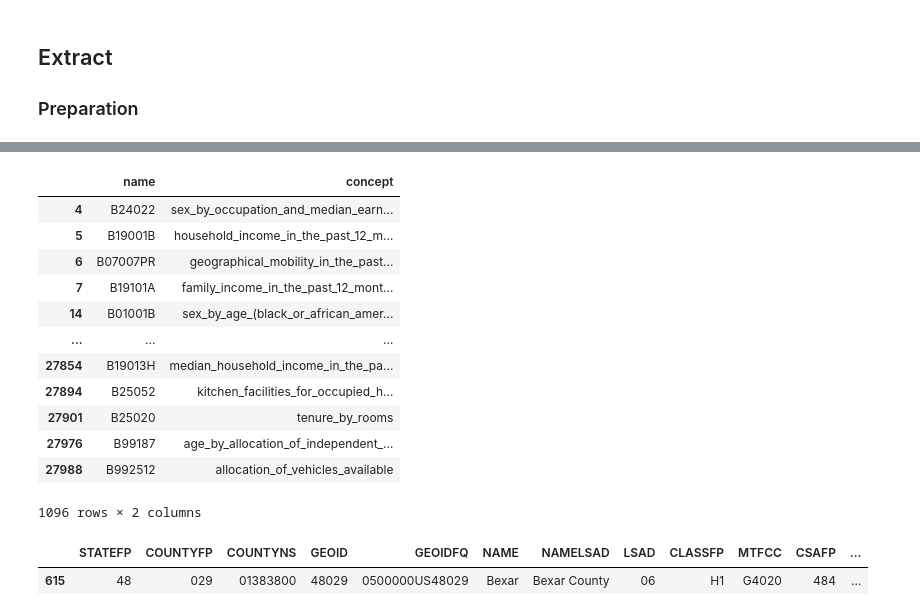
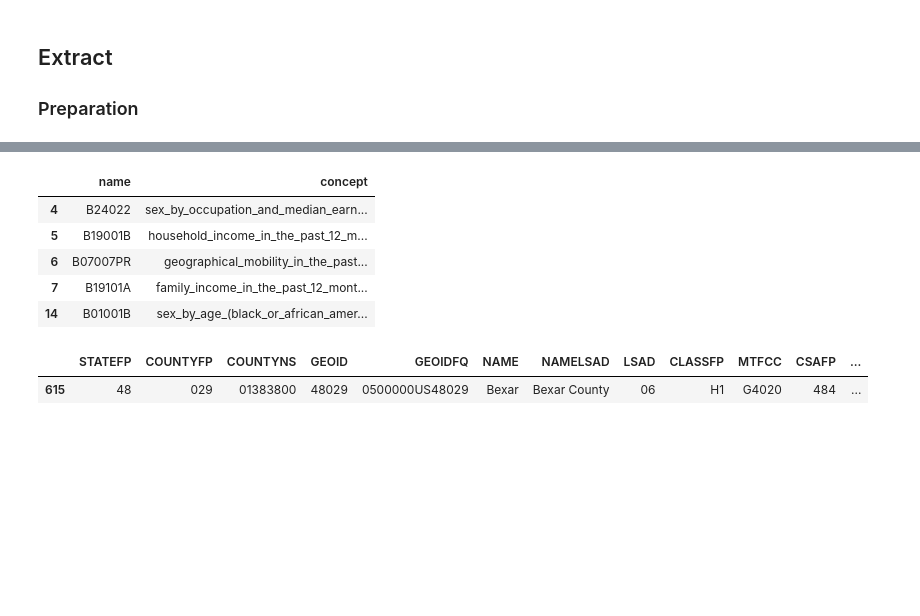
Before and after one commit to hector-torres/DemographicResearch, a Jupyter notebook: ETL_notebooks/census_bureau__acs__ETL.ipynb, the cells around one changed output, grey strips where cells are left out. Drawn from its saved outputs; the diff is of its cells as text; code cells hidden in the pictures; blank space fills up the shorter version.

Commit message:
refactored Census ETL notebook to complete process for all ACS 1yr SE and ACS 5yr data in one batch

```diff
--- a/ETL_notebooks/census_bureau__acs__ETL.ipynb
+++ b/ETL_notebooks/census_bureau__acs__ETL.ipynb
@@ -140,6 +138,4 @@ for survey in surveys:
     except:
         crosswalk_df = pd.DataFrame().from_csv(crosswalk_dir + crosswalk_csv)
 
-    acs_data_dict[f'{survey}_crosswalk'] = crosswalk_df
-
-acs_data_dict['acsse_crosswalk']
+    acs_data_dict[f'{survey}_crosswalk_df'] = crosswalk_df
@@ -160,12 +142,15 @@ acs_data_dict['acsse_crosswalk']
 # %%
 # convert first row into column headers, then deletes the row
 for survey in surveys:
-    crosswalk_df = acs_data_dict[f'{survey}_crosswalk']
+    crosswalk_df = acs_data_dict[f'{survey}_crosswalk_df']
     crosswalk_df.columns = crosswalk_df.iloc[0]
     crosswalk_df = crosswalk_df[1:]
 
     # removes rows not used to for naming columns locally
     crosswalk_df = crosswalk_df[crosswalk_df['name'].str.startswith('K') | crosswalk_df['name'].str.startswith('B')]
 
+    if survey == 'acs5':
+        idx = crosswalk_df.index[crosswalk_df['name'] == 'BLKGRP']
+        crosswalk_df.drop(idx, inplace=True)
+
     acs_data_dict[f'{survey}_crosswalk_df'] = crosswalk_df
-acs_data_dict['acsse_crosswalk_df']
@@ -192,23 +163,17 @@ for survey in surveys:
     tables_df = tables_df.drop_duplicates(subset='name')
     tables_df = tables_df.drop(columns='label')
     tables_df['concept'] = tables_df['concept'].str.replace(' ', '_').str.lower()
+
     acs_data_dict[f'{survey}_tables_df'] = tables_df
-
-acs_data_dict['acs5_tables_df']
-# %% [output]
-|  | name | concept |
-| 4 | B24022 | sex_by_occupation_and_median_earn... |
-| 5 | B19001B | household_income_in_the_past_12_m... |
-| 6 | B07007PR | geographical_mobility_in_the_past... |
-| 7 | B19101A | family_income_in_the_past_12_mont... |
-| 14 | B01001B | sex_by_age_(black_or_african_amer... |
-| ... | ... | ... |
-| 27854 | B19013H | median_household_income_in_the_pa... |
-| 27894 | B25052 | kitchen_facilities_for_occupied_h... |
-| 27901 | B25020 | tenure_by_rooms |
-| 27976 | B99187 | age_by_allocation_of_independent_... |
-| 27988 | B992512 | allocation_of_vehicles_available |
-1096 rows × 2 columns
+# %%
+acs_data_dict['acs5_tables_df'].head()
+# %% [output]
+|  | name | concept |
+| 4 | B24022 | sex_by_occupation_and_median_earn... |
+| 5 | B19001B | household_income_in_the_past_12_m... |
+| 6 | B07007PR | geographical_mobility_in_the_past... |
+| 7 | B19101A | family_income_in_the_past_12_mont... |
+| 14 | B01001B | sex_by_age_(black_or_african_amer... |
 # %%
 # loads GeoDataFrame from Shapefiles for reference geographies and turns county UCGIDs into an iterable list
 county_ucgids_list = []
```
Also changed, not shown: parts of 28 cells of this notebook.
